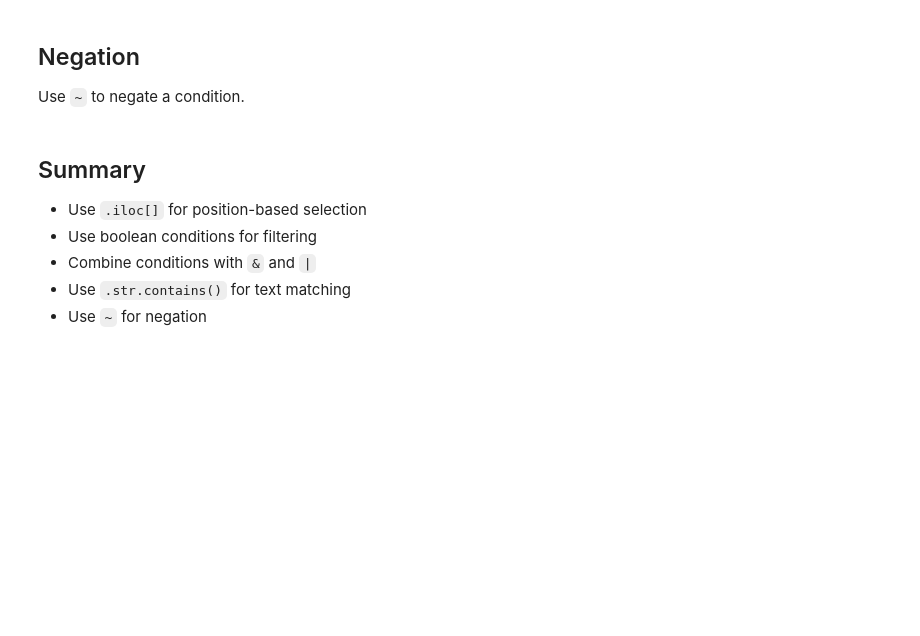
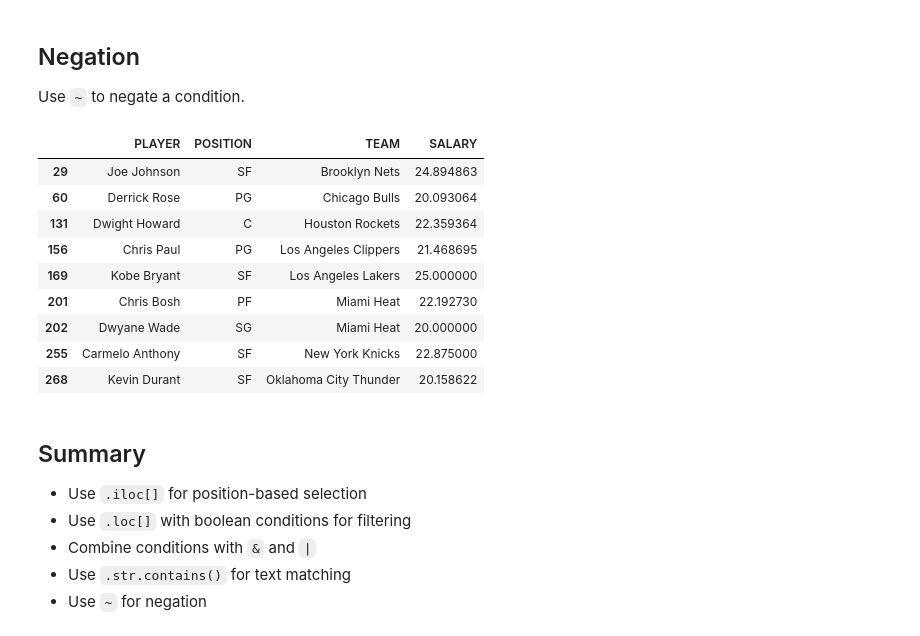
Before and after one commit to rtoddMMU/textbook, a Jupyter notebook: chapters/06/2/Selecting_Rows.ipynb, the cells around one changed output. Cells and saved outputs as stored; diff of their text form; code cells hidden in the pictures; blank space fills up the shorter version.

```diff
--- a/chapters/06/2/Selecting_Rows.ipynb
+++ b/chapters/06/2/Selecting_Rows.ipynb
@@ -65,11 +179,22 @@ nba[nba['POSITION'].str.contains('G')]
 ## Negation
 Use `~` to negate a condition.
 # %%
-nba[~(nba['TEAM'] == 'Cleveland Cavaliers') & (nba['SALARY'] >= 20)]
+nba.loc[~(nba['TEAM'] == 'Cleveland Cavaliers') & (nba['SALARY'] >= 20)]
+# %% [output]
+|  | PLAYER | POSITION | TEAM | SALARY |
+| 29 | Joe Johnson | SF | Brooklyn Nets | 24.894863 |
+| 60 | Derrick Rose | PG | Chicago Bulls | 20.093064 |
+| 131 | Dwight Howard | C | Houston Rockets | 22.359364 |
+| 156 | Chris Paul | PG | Los Angeles Clippers | 21.468695 |
+| 169 | Kobe Bryant | SF | Los Angeles Lakers | 25.000000 |
+| 201 | Chris Bosh | PF | Miami Heat | 22.192730 |
+| 202 | Dwyane Wade | SG | Miami Heat | 20.000000 |
+| 255 | Carmelo Anthony | SF | New York Knicks | 22.875000 |
+| 268 | Kevin Durant | SF | Oklahoma City Thunder | 20.158622 |
 # %% [markdown]
 ## Summary
 - Use `.iloc[]` for position-based selection
-- Use boolean conditions for filtering
+- Use `.loc[]` with boolean conditions for filtering
 - Combine conditions with `&` and `|`
 - Use `.str.contains()` for text matching
 - Use `~` for negation
```
Also changed, not shown: parts of 13 cells of this notebook, 6 other files.
